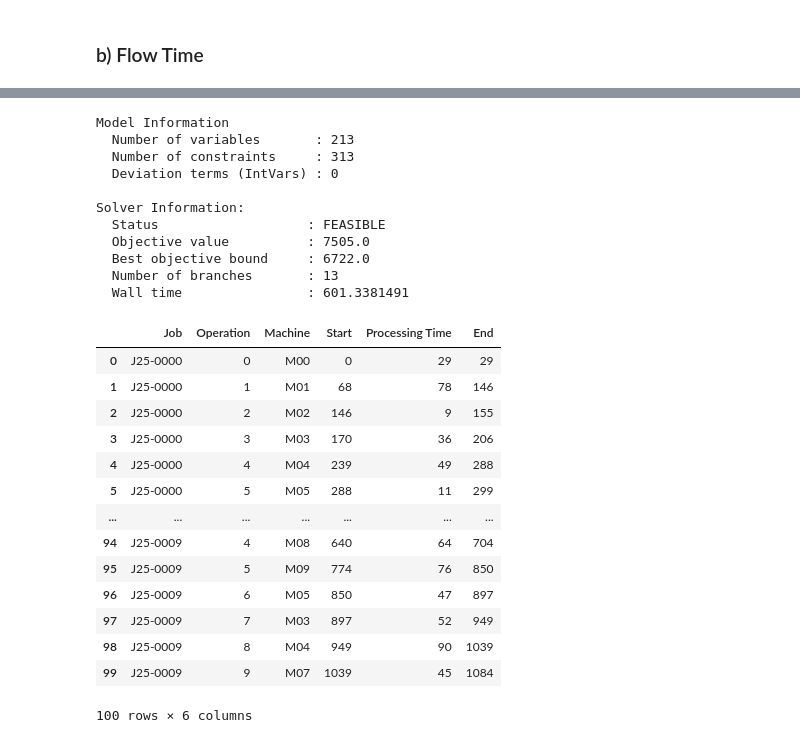
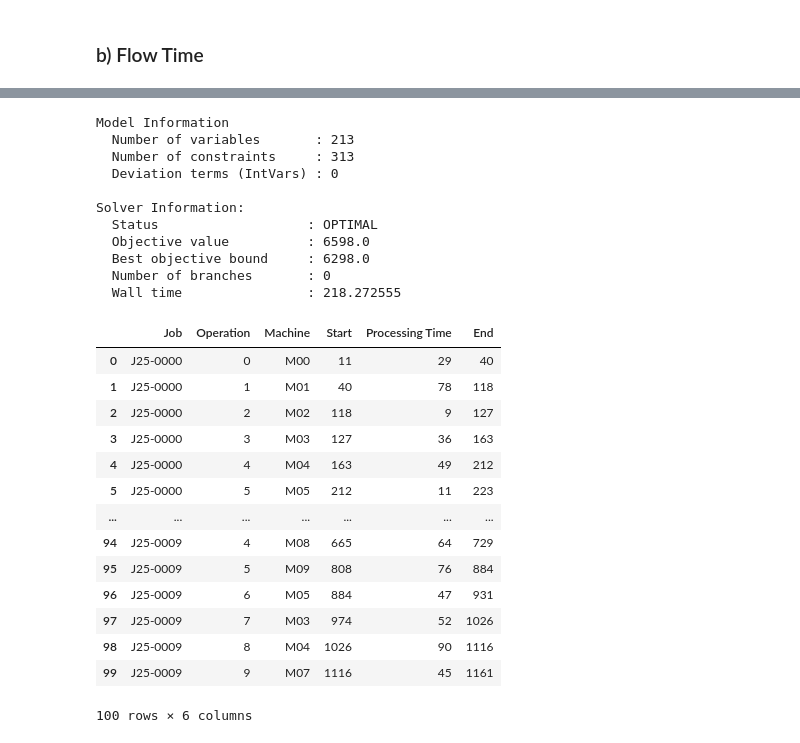
Before and after one commit to konrad-adamski/HTWD_Job-Shop_Scheduling, a Jupyter notebook: notebooks/02_Google_OR-Tools_Constraint_Programming/00_Makespan and Flowtime.ipynb, the cells around one changed output, grey strips where cells are left out. Drawn from its saved outputs; the diff is of its cells as text; code cells hidden in the pictures.

```diff
--- a/notebooks/02_Google_OR-Tools_Constraint_Programming/00_Makespan and Flowtime.ipynb
+++ b/notebooks/02_Google_OR-Tools_Constraint_Programming/00_Makespan and Flowtime.ipynb
@@ -21,11 +21,12 @@ pd.set_option('display.min_rows', 12)
 pd.set_option('display.max_rows', 16)
 # %%
 # Hard termination condition for schedulers
-max_time = 60*10    # 10 min
+max_time = 60*5    # 5 min
 
 # File paths
+basic_data_path = get_path("data", "basic")
+logs_path = get_path("data", "logs")
 examples_data_path = get_path("data", "examples")
-basic_data_path = get_path("data", "basic")
 # %%
 # Load file
 df_routings = pd.read_csv(basic_data_path / "routings_ft10.csv")
@@ -130,0 +87,6 @@ job_earliest_starts
+# %%
+mean_arrival_time = calculate_mean_interarrival_time(df_routings, u_b_mmax =  0.95)
+print("Mean arrival time:", mean_arrival_time)
+df_jobs_arrival_for_flowtime = df_jobs_arrivals.copy()
+df_jobs_arrival_for_flowtime["Arrival"] = generate_arrivals_from_mean_interarrival_time(len(df_jobs_arrivals),mean_arrival_time)
+df_jobs_arrival_for_flowtime
@@ -186,3 +198,6 @@ check.all_in_one(df_schedule_info)
 True
 # %% [markdown]
 ### b) Flow Time
+# %%
+job_earliest_starts = get_earliest_start_dict(df_jobs_arrival_for_flowtime, earliest_start_column = "Arrival")
+job_earliest_starts
@@ -189,42 +215,43 @@ True
 # %%
 log_file_path = None # logs_path / "flowtime_cp.log"
 
 schedule = solve_jssp_flowtime_minimization(
     job_ops=job_ops,
     earliest_start=job_earliest_starts,
     schedule_start=0,
     solver_time_limit=max_time,
     msg=True,
+    solver_relative_gap_limit=0.05,
     log_file=log_file_path
 )
 df_schedule = get_schedule_dframe(schedule)
 df_schedule
 # %% [output]
 Model Information
   Number of variables       : 213
   Number of constraints     : 313
   Deviation terms (IntVars) : 0
 
 Solver Information:
-  Status                   : FEASIBLE
-  Objective value          : 7505.0
-  Best objective bound     : 6722.0
-  Number of branches       : 13
-  Wall time                : 601.3381491
+  Status                   : OPTIMAL
+  Objective value          : 6598.0
+  Best objective bound     : 6298.0
+  Number of branches       : 0
+  Wall time                : 218.272555
 |  | Job | Operation | Machine | Start | Processing Time | End |
-| 0 | J25-0000 | 0 | M00 | 0 | 29 | 29 |
-| 1 | J25-0000 | 1 | M01 | 68 | 78 | 146 |
-| 2 | J25-0000 | 2 | M02 | 146 | 9 | 155 |
-| 3 | J25-0000 | 3 | M03 | 170 | 36 | 206 |
-| 4 | J25-0000 | 4 | M04 | 239 | 49 | 288 |
-| 5 | J25-0000 | 5 | M05 | 288 | 11 | 299 |
+| 0 | J25-0000 | 0 | M00 | 11 | 29 | 40 |
+| 1 | J25-0000 | 1 | M01 | 40 | 78 | 118 |
+| 2 | J25-0000 | 2 | M02 | 118 | 9 | 127 |
+| 3 | J25-0000 | 3 | M03 | 127 | 36 | 163 |
+| 4 | J25-0000 | 4 | M04 | 163 | 49 | 212 |
+| 5 | J25-0000 | 5 | M05 | 212 | 11 | 223 |
 | ... | ... | ... | ... | ... | ... | ... |
-| 94 | J25-0009 | 4 | M08 | 640 | 64 | 704 |
-| 95 | J25-0009 | 5 | M09 | 774 | 76 | 850 |
-| 96 | J25-0009 | 6 | M05 | 850 | 47 | 897 |
-| 97 | J25-0009 | 7 | M03 | 897 | 52 | 949 |
-| 98 | J25-0009 | 8 | M04 | 949 | 90 | 1039 |
-| 99 | J25-0009 | 9 | M07 | 1039 | 45 | 1084 |
+| 94 | J25-0009 | 4 | M08 | 665 | 64 | 729 |
+| 95 | J25-0009 | 5 | M09 | 808 | 76 | 884 |
+| 96 | J25-0009 | 6 | M05 | 884 | 47 | 931 |
+| 97 | J25-0009 | 7 | M03 | 974 | 52 | 1026 |
+| 98 | J25-0009 | 8 | M04 | 1026 | 90 | 1116 |
+| 99 | J25-0009 | 9 | M07 | 1116 | 45 | 1161 |
 100 rows × 6 columns
 # %%
 gantt.get_plot(df_schedule, perspective="Machine")
```
Also changed, not shown: parts of 13 cells of this notebook, 11 other files.
